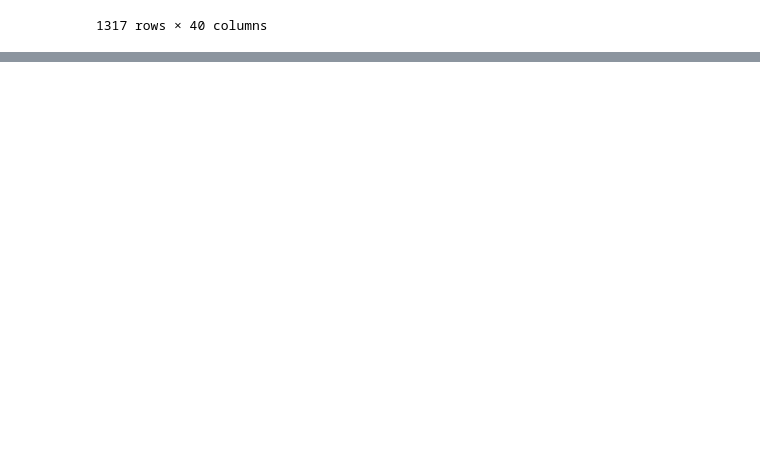
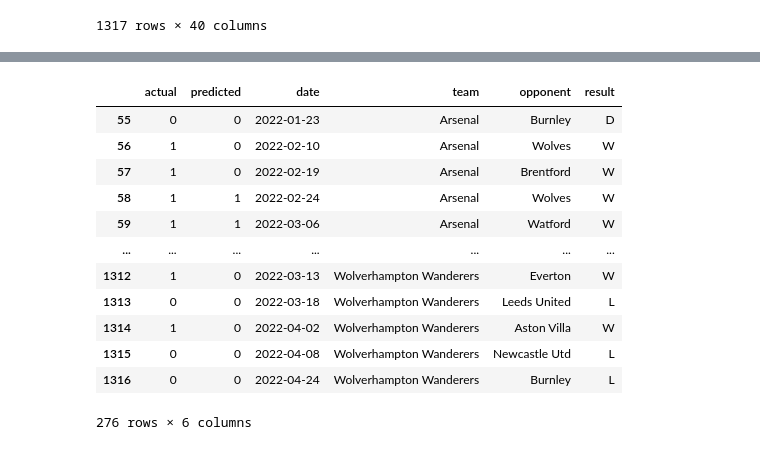
Before and after one commit to Hayden9898/Football-Match-Predictor, a Jupyter notebook: football_match_prediction.ipynb, the cells around one changed output, grey strips where cells are left out. Drawn from its saved outputs; the diff is of its cells as text; code cells hidden in the pictures; blank space fills up the shorter version.

```diff
--- a/football_match_prediction.ipynb
+++ b/football_match_prediction.ipynb
@@ -240,3 +240,14 @@ matches_rolling
 | 1315 | 2022-04-08 | 20:00 | Premier League | Matchweek 32 | Fri | Away | L | 0.0 | 1.0 | Newcastle Utd | ... | ... |
 | 1316 | 2022-04-24 | 14:00 | Premier League | Matchweek 34 | Sun | Away | L | 0.0 | 1.0 | Burnley | ... | ... |
 1317 rows × 40 columns
+# %%
+def make_predictions(data, predictors):
+    train = data[data["date"] < "2022-01-01"]
+    test = data[data["date"] > "2022-01-01"]
+    rf.fit(train[predictors], train["target"])
+    preds = rf.predict(test[predictors])
+    combined = pd.DataFrame(dict(actual=test["target"], predicted=preds), index=test.index)
+    precision = precision_score(test["target"], preds)
+    return combined, precision
+# %%
+combined, precision = make_predictions(matches_rolling, predictors + new_cols)
@@ -242,0 +274,18 @@ matches_rolling
+# %%
+combined = combined.merge(matches_rolling[["date", "team", "opponent", "result"]], left_index=True, right_index=True)
+# %%
+combined
+# %% [output]
+|  | actual | predicted | date | team | opponent | result |
+| 55 | 0 | 0 | 2022-01-23 | Arsenal | Burnley | D |
+| 56 | 1 | 0 | 2022-02-10 | Arsenal | Wolves | W |
+| 57 | 1 | 0 | 2022-02-19 | Arsenal | Brentford | W |
+| 58 | 1 | 1 | 2022-02-24 | Arsenal | Wolves | W |
+| 59 | 1 | 1 | 2022-03-06 | Arsenal | Watford | W |
+| ... | ... | ... | ... | ... | ... | ... |
+| 1312 | 1 | 0 | 2022-03-13 | Wolverhampton Wanderers | Everton | W |
+| 1313 | 0 | 0 | 2022-03-18 | Wolverhampton Wanderers | Leeds United | L |
+| 1314 | 1 | 0 | 2022-04-02 | Wolverhampton Wanderers | Aston Villa | W |
+| 1315 | 0 | 0 | 2022-04-08 | Wolverhampton Wanderers | Newcastle Utd | L |
+| 1316 | 0 | 0 | 2022-04-24 | Wolverhampton Wanderers | Burnley | L |
+276 rows × 6 columns
```
Also changed, not shown: parts of 2 cells of this notebook.
